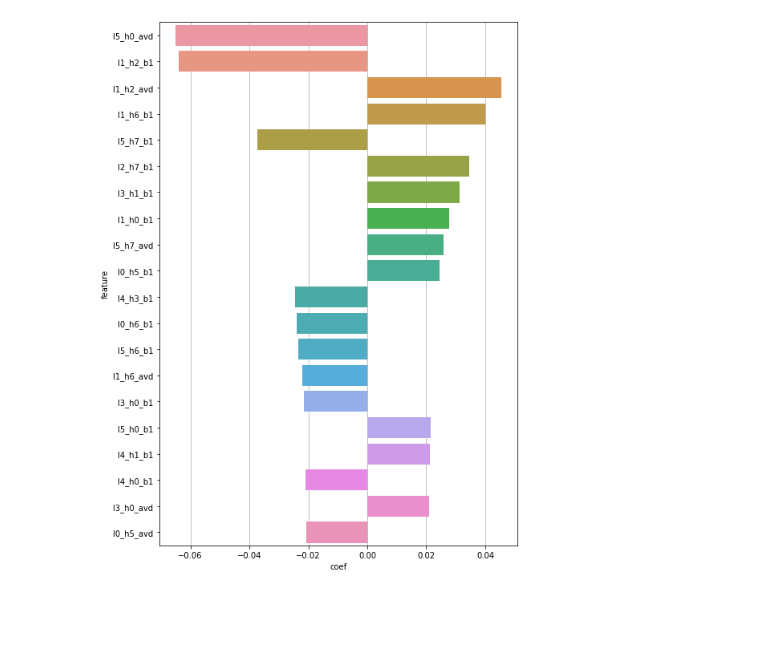
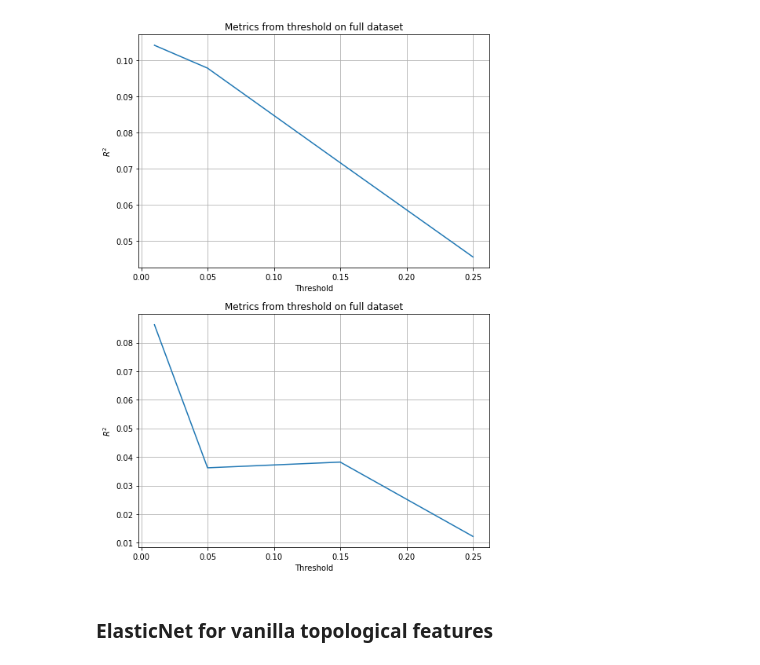
Before and after one commit to no-brainer/tda-mt-mirror, a Jupyter notebook: analysis/tatoeba_bleu_prediction.ipynb, the cells around one changed output. Cells and saved outputs as stored; diff of their text form; code cells hidden in the pictures; blank space fills up the shorter version.

```diff
--- a/analysis/tatoeba_bleu_prediction.ipynb
+++ b/analysis/tatoeba_bleu_prediction.ipynb
@@ -179,0 +218,4 @@ for thresh, r2_score in zip(threshs, cut_r2s):
+# %%
+plot_metrics_thresh(threshs, full_r2s, cut_r2s)
+# %% [output]
+[figure, added]
@@ -179,0 +241,2 @@ for thresh, r2_score in zip(threshs, cut_r2s):
+# %% [markdown]
+### ElasticNet for vanilla topological features
@@ -198,15 +298,0 @@ coef_df.columns = ["feature", "coef"]
-# %%
-plt.figure(figsize=(8, 12))
-
-sns.barplot(
-    data=coef_df.sort_values(by="coef", key=abs, ascending=False).head(20),
-    x="coef",
-    y="feature",
-    zorder=10,
-)
-
-plt.grid(axis="x")
-
-plt.show()
-# %% [output]
-[figure, removed]
```
Also changed, not shown: parts of 25 cells of this notebook.
